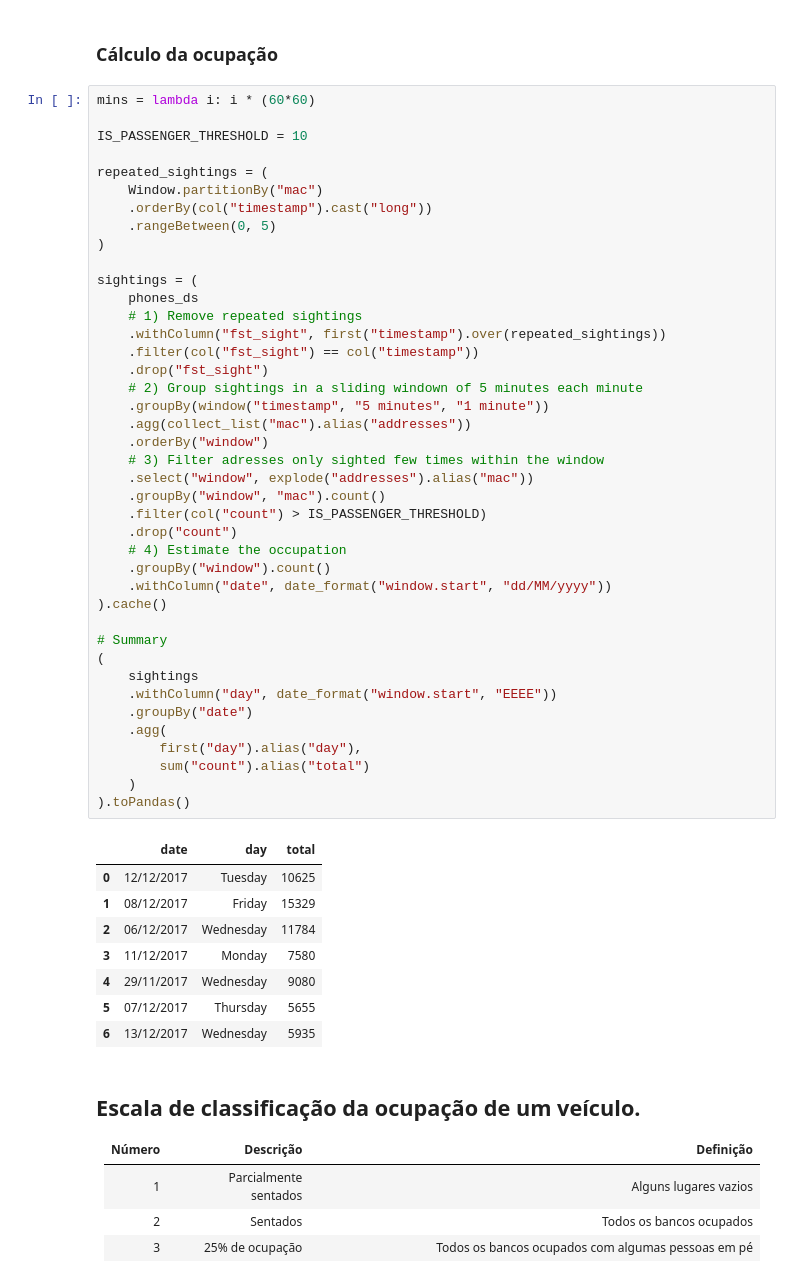
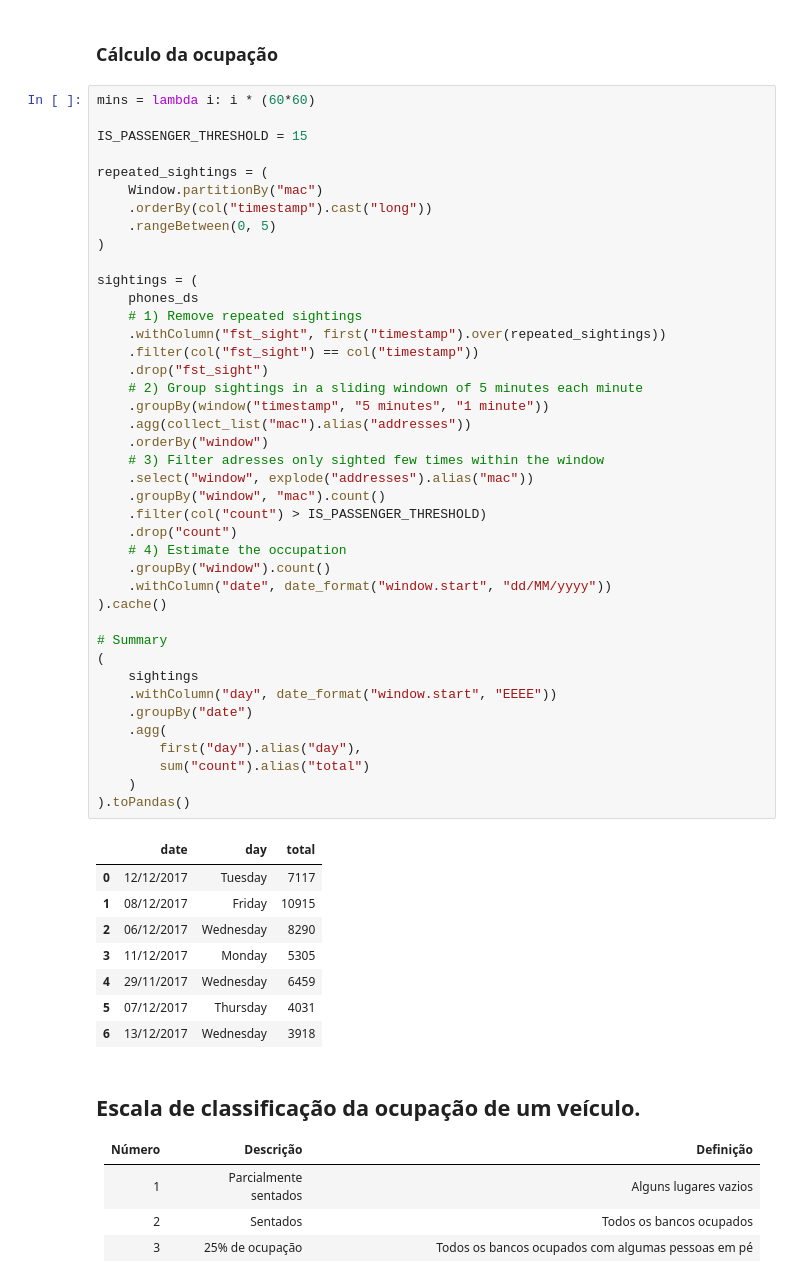
Before and after one commit to hilios/wifi-apc-analysis, a Jupyter notebook: analysis.ipynb, the cells around one changed output. Drawn from its saved outputs; the diff is of its cells as text.

```diff
--- a/analysis.ipynb
+++ b/analysis.ipynb
@@ -231,7 +231,7 @@ prevRow = Window.partitionBy("date").orderBy("timestamp").rowsBetween(Window.unb
 # %%
 mins = lambda i: i * (60*60)
 
-IS_PASSENGER_THRESHOLD = 10
+IS_PASSENGER_THRESHOLD = 15
 
 repeated_sightings = (
     Window.partitionBy("mac")
@@ -244,40 +244,40 @@ sightings = (
     # 1) Remove repeated sightings
     .withColumn("fst_sight", first("timestamp").over(repeated_sightings))
     .filter(col("fst_sight") == col("timestamp"))
     .drop("fst_sight")
     # 2) Group sightings in a sliding windown of 5 minutes each minute
     .groupBy(window("timestamp", "5 minutes", "1 minute"))
     .agg(collect_list("mac").alias("addresses"))
     .orderBy("window")
     # 3) Filter adresses only sighted few times within the window
     .select("window", explode("addresses").alias("mac"))
     .groupBy("window", "mac").count()
     .filter(col("count") > IS_PASSENGER_THRESHOLD)
     .drop("count")
     # 4) Estimate the occupation
     .groupBy("window").count()
     .withColumn("date", date_format("window.start", "dd/MM/yyyy"))
 ).cache()
 
 # Summary
 (
     sightings
     .withColumn("day", date_format("window.start", "EEEE"))
     .groupBy("date")
     .agg(
         first("day").alias("day"),
         sum("count").alias("total")
     )
 ).toPandas()
 # %% [output]
 |  | date | day | total |
-| 0 | 12/12/2017 | Tuesday | 10625 |
-| 1 | 08/12/2017 | Friday | 15329 |
-| 2 | 06/12/2017 | Wednesday | 11784 |
-| 3 | 11/12/2017 | Monday | 7580 |
-| 4 | 29/11/2017 | Wednesday | 9080 |
-| 5 | 07/12/2017 | Thursday | 5655 |
-| 6 | 13/12/2017 | Wednesday | 5935 |
+| 0 | 12/12/2017 | Tuesday | 7117 |
+| 1 | 08/12/2017 | Friday | 10915 |
+| 2 | 06/12/2017 | Wednesday | 8290 |
+| 3 | 11/12/2017 | Monday | 5305 |
+| 4 | 29/11/2017 | Wednesday | 6459 |
+| 5 | 07/12/2017 | Thursday | 4031 |
+| 6 | 13/12/2017 | Wednesday | 3918 |
 # %% [markdown]
 ## Escala de classificação da ocupação de um veículo.
 
```
Also changed, not shown: parts of 5 cells of this notebook.
